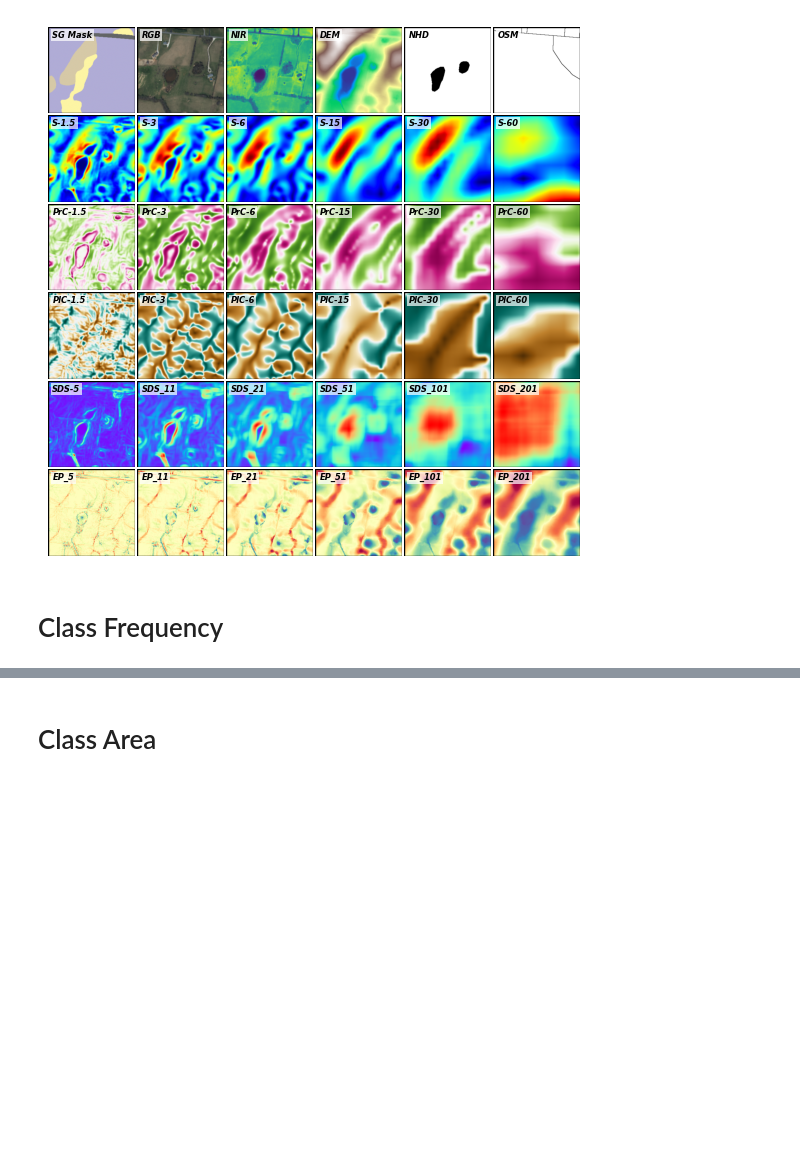
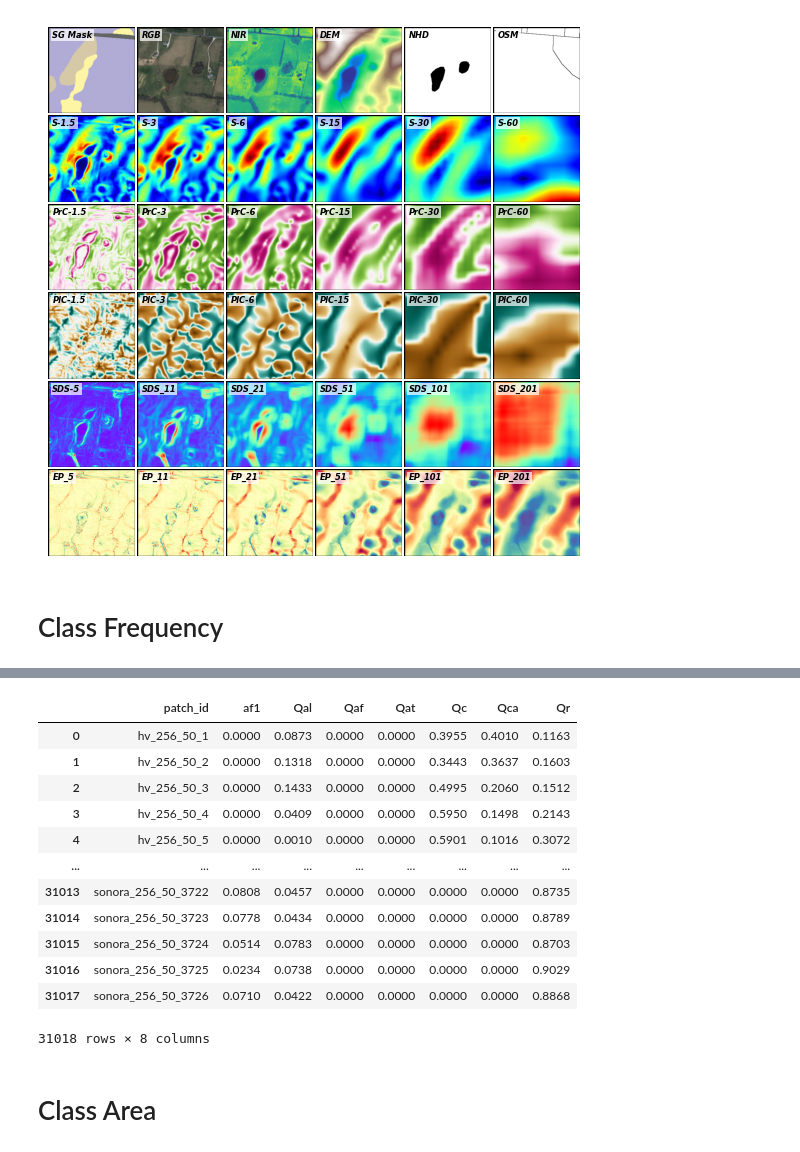
Before and after one commit to masseygeo/earthscape, a Jupyter notebook: notebooks/viz2.ipynb, the cells around one changed output, grey strips where cells are left out. Drawn from its saved outputs; the diff is of its cells as text; code cells hidden in the pictures; blank space fills up the shorter version.

```diff
--- a/notebooks/viz2.ipynb
+++ b/notebooks/viz2.ipynb
@@ -178,3 +216,19 @@ plt.show()
+# %%
+areas
+# %% [output]
+|  | patch_id | af1 | Qal | Qaf | Qat | Qc | Qca | Qr |
+| 0 | hv_256_50_1 | 0.0000 | 0.0873 | 0.0000 | 0.0000 | 0.3955 | 0.4010 | 0.1163 |
+| 1 | hv_256_50_2 | 0.0000 | 0.1318 | 0.0000 | 0.0000 | 0.3443 | 0.3637 | 0.1603 |
+| 2 | hv_256_50_3 | 0.0000 | 0.1433 | 0.0000 | 0.0000 | 0.4995 | 0.2060 | 0.1512 |
+| 3 | hv_256_50_4 | 0.0000 | 0.0409 | 0.0000 | 0.0000 | 0.5950 | 0.1498 | 0.2143 |
+| 4 | hv_256_50_5 | 0.0000 | 0.0010 | 0.0000 | 0.0000 | 0.5901 | 0.1016 | 0.3072 |
+| ... | ... | ... | ... | ... | ... | ... | ... | ... |
+| 31013 | sonora_256_50_3722 | 0.0808 | 0.0457 | 0.0000 | 0.0000 | 0.0000 | 0.0000 | 0.8735 |
+| 31014 | sonora_256_50_3723 | 0.0778 | 0.0434 | 0.0000 | 0.0000 | 0.0000 | 0.0000 | 0.8789 |
+| 31015 | sonora_256_50_3724 | 0.0514 | 0.0783 | 0.0000 | 0.0000 | 0.0000 | 0.0000 | 0.8703 |
+| 31016 | sonora_256_50_3725 | 0.0234 | 0.0738 | 0.0000 | 0.0000 | 0.0000 | 0.0000 | 0.9029 |
+| 31017 | sonora_256_50_3726 | 0.0710 | 0.0422 | 0.0000 | 0.0000 | 0.0000 | 0.0000 | 0.8868 |
+31018 rows × 8 columns
 # %% [markdown]
 # Class Area
 # %%
```
Also changed, not shown: parts of 14 cells of this notebook.
